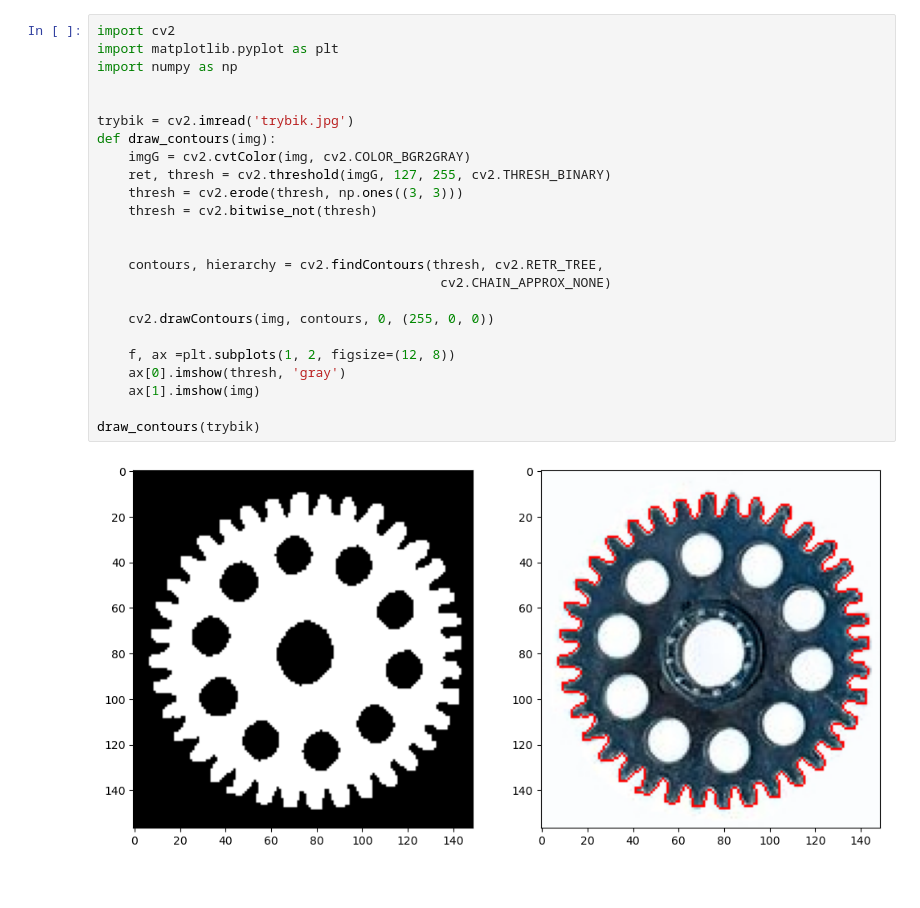
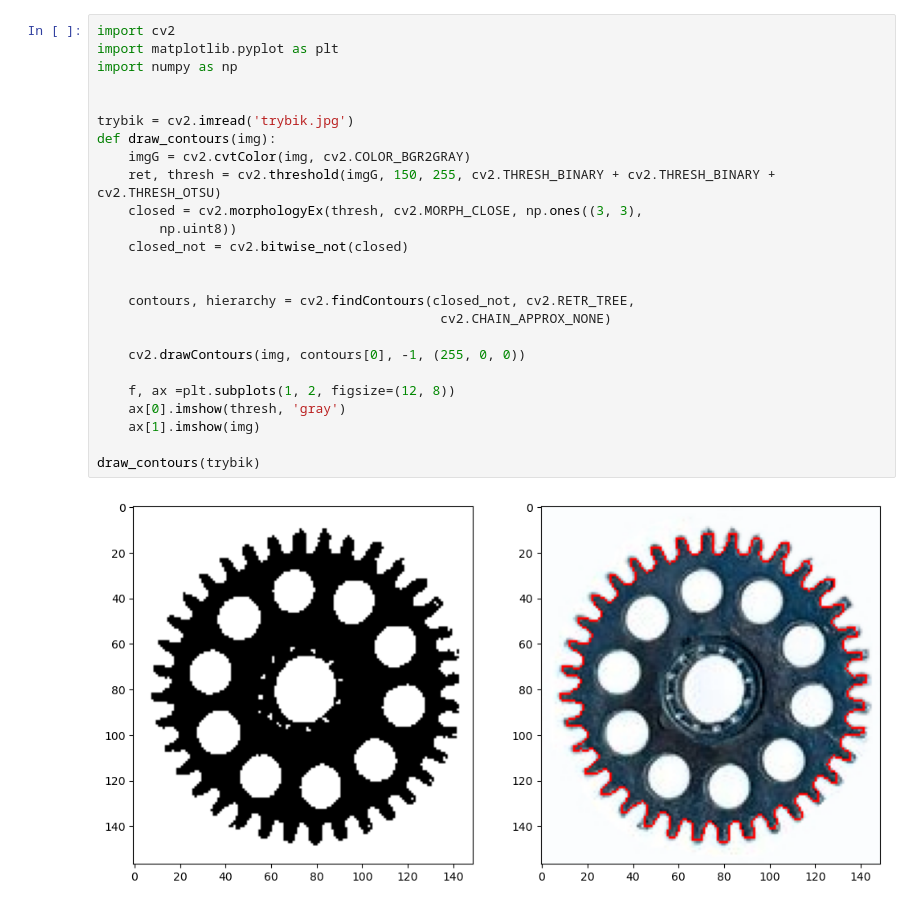
Before and after one commit to KrzysztofGG/ZAW, a Jupyter notebook: lab9/lab9.ipynb, the cells around one changed output. Cells and saved outputs as stored; diff of their text form.

```diff
--- a/lab9/lab9.ipynb
+++ b/lab9/lab9.ipynb
@@ -1,29 +1,30 @@
 # %%
 import cv2
 import matplotlib.pyplot as plt
 import numpy as np
 
 
 trybik = cv2.imread('trybik.jpg')
 def draw_contours(img):
     imgG = cv2.cvtColor(img, cv2.COLOR_BGR2GRAY)
-    ret, thresh = cv2.threshold(imgG, 127, 255, cv2.THRESH_BINARY)
-    thresh = cv2.erode(thresh, np.ones((3, 3)))
-    thresh = cv2.bitwise_not(thresh)
+    ret, thresh = cv2.threshold(imgG, 150, 255, cv2.THRESH_BINARY + cv2.THRESH_BINARY + cv2.THRESH_OTSU)
+    closed = cv2.morphologyEx(thresh, cv2.MORPH_CLOSE, np.ones((3, 3),
+        np.uint8))
+    closed_not = cv2.bitwise_not(closed)
 
 
-    contours, hierarchy = cv2.findContours(thresh, cv2.RETR_TREE,
+    contours, hierarchy = cv2.findContours(closed_not, cv2.RETR_TREE,
                                             cv2.CHAIN_APPROX_NONE)
 
-    cv2.drawContours(img, contours, 0, (255, 0, 0))
+    cv2.drawContours(img, contours[0], -1, (255, 0, 0))
 
     f, ax =plt.subplots(1, 2, figsize=(12, 8))
     ax[0].imshow(thresh, 'gray')
     ax[1].imshow(img)
 
 draw_contours(trybik)
 # %% [output]
-[figure, old version]
+[figure, new version]
 # %%
 import numpy as np
 
```
Also changed, not shown: parts of 3 cells of this notebook, 3 other files.
